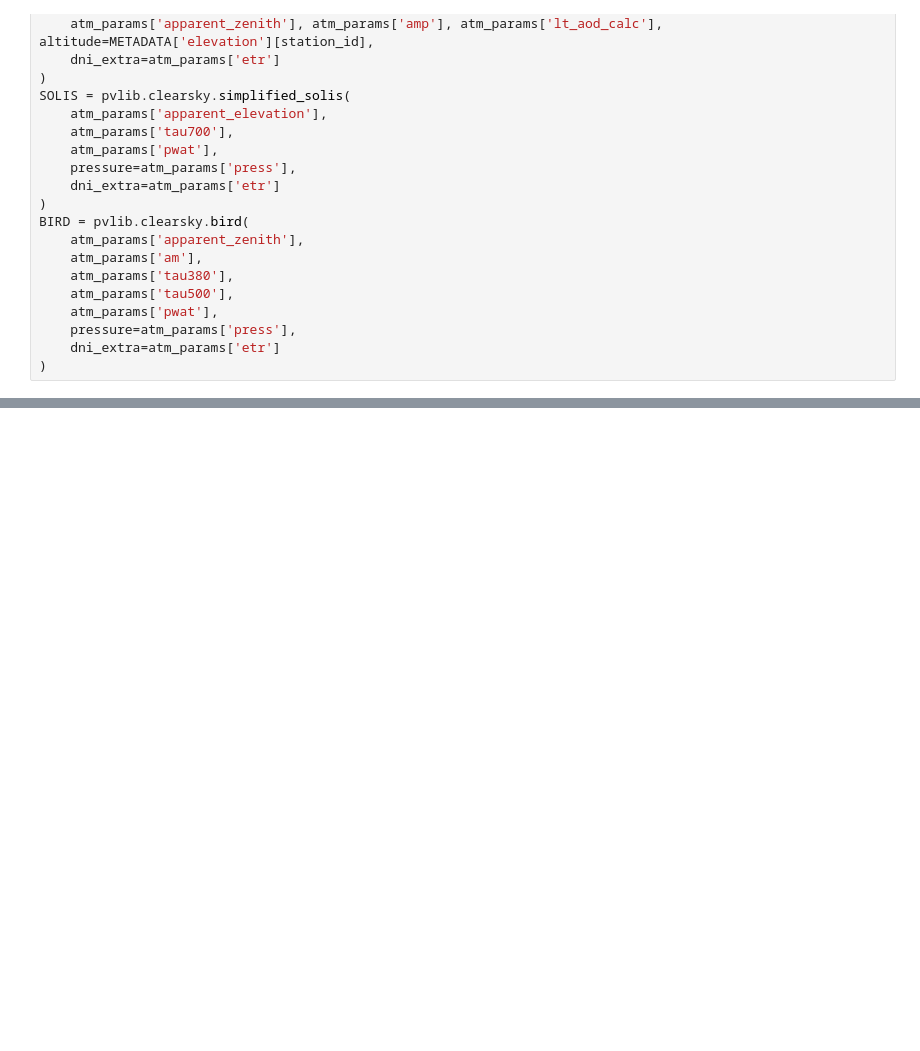
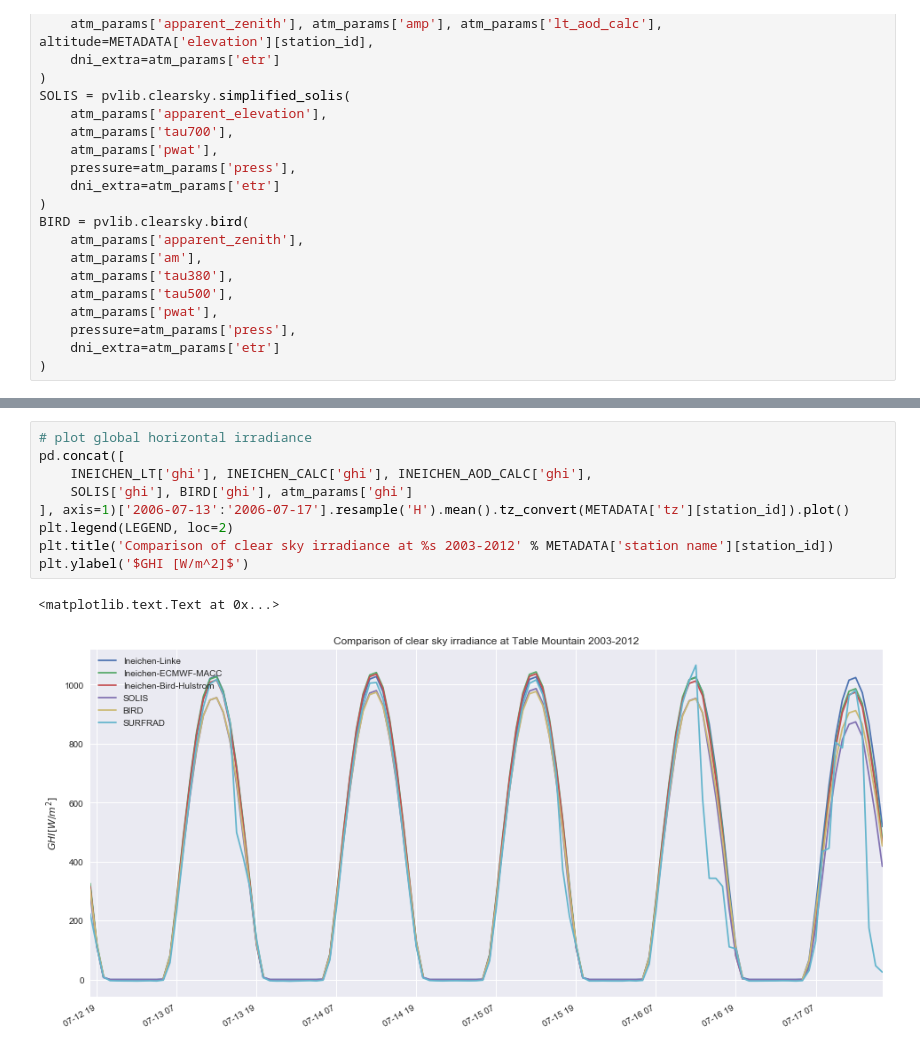
Before and after one commit to mikofski/pvsc44-clearsky-aod, a Jupyter notebook: PVSC-Clearsky-AOD.ipynb, the cells around one changed output, grey strips where cells are left out. Drawn from its saved outputs; the diff is of its cells as text; blank space fills up the shorter version.

```diff
--- a/PVSC-Clearsky-AOD.ipynb
+++ b/PVSC-Clearsky-AOD.ipynb
@@ -314,3 +329,15 @@ plt.ylabel('$DNI [W/m^2]$')
+# %%
+# plot global horizontal irradiance
+pd.concat([
+    INEICHEN_LT['ghi'], INEICHEN_CALC['ghi'], INEICHEN_AOD_CALC['ghi'],
+    SOLIS['ghi'], BIRD['ghi'], atm_params['ghi']
+], axis=1)['2006-07-13':'2006-07-17'].resample('H').mean().tz_convert(METADATA['tz'][station_id]).plot()
+plt.legend(LEGEND, loc=2)
+plt.title('Comparison of clear sky irradiance at %s 2003-2012' % METADATA['station name'][station_id])
+plt.ylabel('$GHI [W/m^2]$')
+# %% [output]
+<matplotlib.text.Text at 0x...>
+[figure, added]
 # %% [markdown]
 ![Creative Commons License](https://i.creativecommons.org/l/by/4.0/88x31.png)
 Use of Measured Aerosol Optical Depth and Precipitable Water to Model Clear Sky Irradiance by [Mark A. Mikofski, Clifford W. Hansen, William F. Holmgren and Gregory M. Kimball](https://github.com/mikofski/pvsc44-clearsky-aod) is licensed under a [Creative Commons Attribution 4.0 International License](https://creativecommons.org/licenses/by/4.0/).
```
Also changed, not shown: parts of 9 cells of this notebook.
